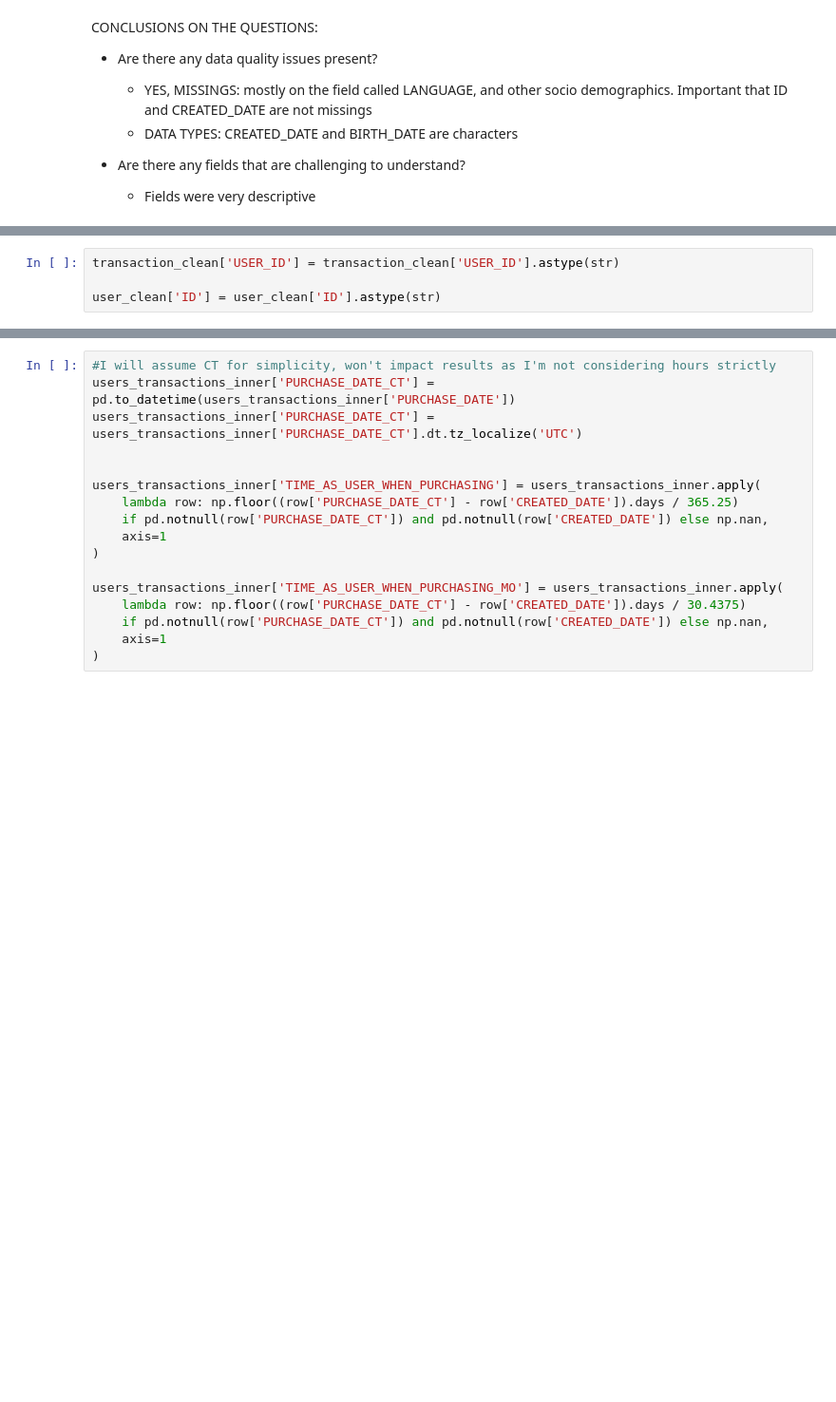
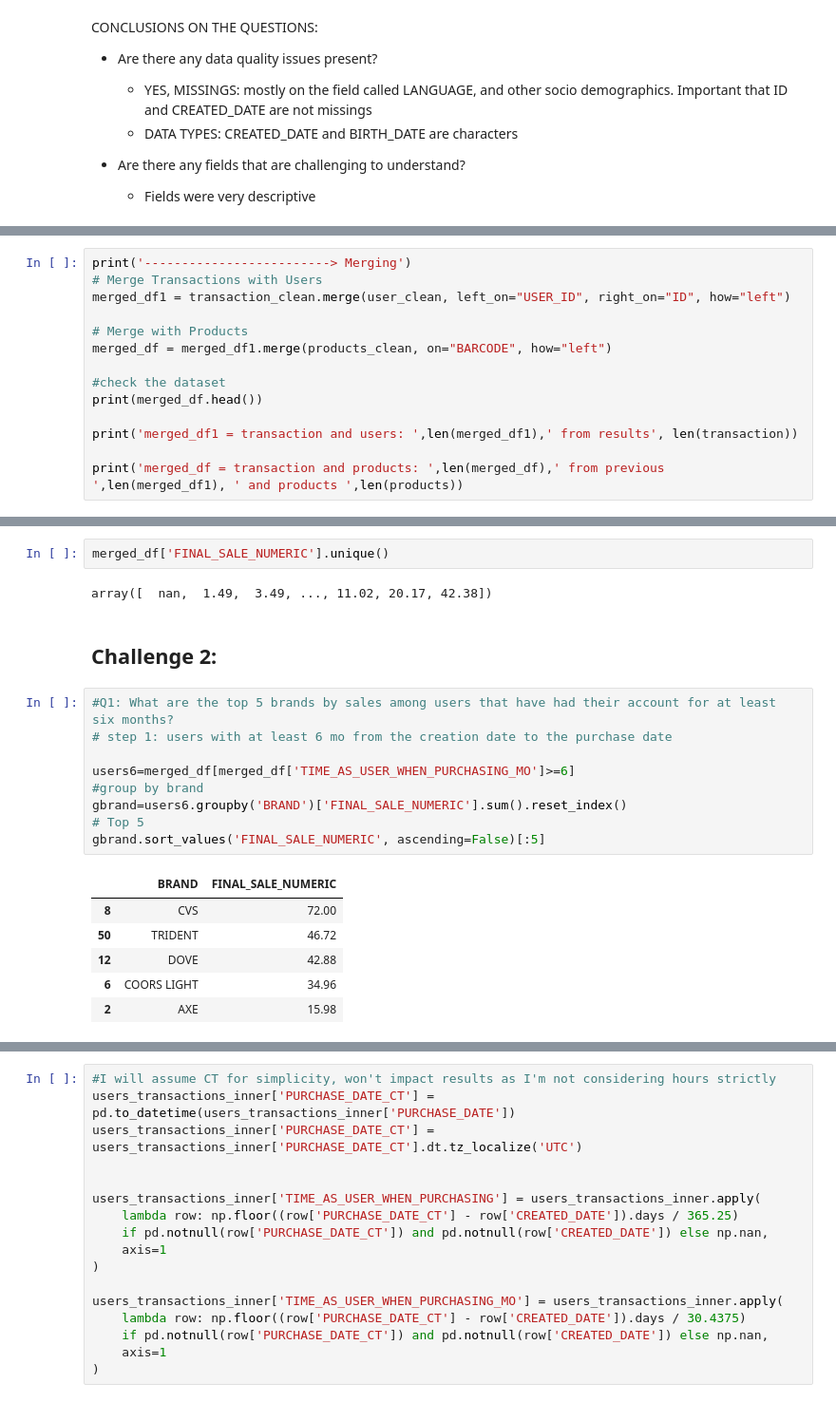
Before and after one commit to mariaob1201/FETCH-challenge, a Jupyter notebook: 2_processing/eda.ipynb, the cells around one changed output, grey strips where cells are left out. Shown: that part at 95% size. Cells and saved outputs as stored; diff of their text form; blank space fills up the shorter version.

```diff
--- a/2_processing/eda.ipynb
+++ b/2_processing/eda.ipynb
@@ -501,4 +419,0 @@ QUESTIONS:
-# %%
-transaction_clean['USER_ID'] = transaction_clean['USER_ID'].astype(str)
-
-user_clean['ID'] = user_clean['ID'].astype(str)
@@ -562,0 +422,14 @@ users_transactions_inner['AGE_WHEN_CREATION'] = users_transactions_inner.apply(
+# %%
+print('-------------------------> Merging')
+# Merge Transactions with Users
+merged_df1 = transaction_clean.merge(user_clean, left_on="USER_ID", right_on="ID", how="left")
+
+# Merge with Products
+merged_df = merged_df1.merge(products_clean, on="BARCODE", how="left")
+
+#check the dataset
+print(merged_df.head())
+
+print('merged_df1 = transaction and users: ',len(merged_df1),' from results', len(transaction))
+
+print('merged_df = transaction and products: ',len(merged_df),' from previous ',len(merged_df1), ' and products ',len(products))
@@ -562,0 +495,22 @@ users_transactions_inner['AGE_WHEN_CREATION'] = users_transactions_inner.apply(
+# %%
+merged_df['FINAL_SALE_NUMERIC'].unique()
+# %% [output]
+array([  nan,  1.49,  3.49, ..., 11.02, 20.17, 42.38])
+# %% [markdown]
+## Challenge 2:
+# %%
+#Q1: What are the top 5 brands by sales among users that have had their account for at least six months?
+# step 1: users with at least 6 mo from the creation date to the purchase date
+
+users6=merged_df[merged_df['TIME_AS_USER_WHEN_PURCHASING_MO']>=6]
+#group by brand
+gbrand=users6.groupby('BRAND')['FINAL_SALE_NUMERIC'].sum().reset_index()
+# Top 5
+gbrand.sort_values('FINAL_SALE_NUMERIC', ascending=False)[:5]
+# %% [output]
+|  | BRAND | FINAL_SALE_NUMERIC |
+| 8 | CVS | 72.00 |
+| 50 | TRIDENT | 46.72 |
+| 12 | DOVE | 42.88 |
+| 6 | COORS LIGHT | 34.96 |
+| 2 | AXE | 15.98 |
```
Also changed, not shown: parts of 24 cells of this notebook, 6 other files.
